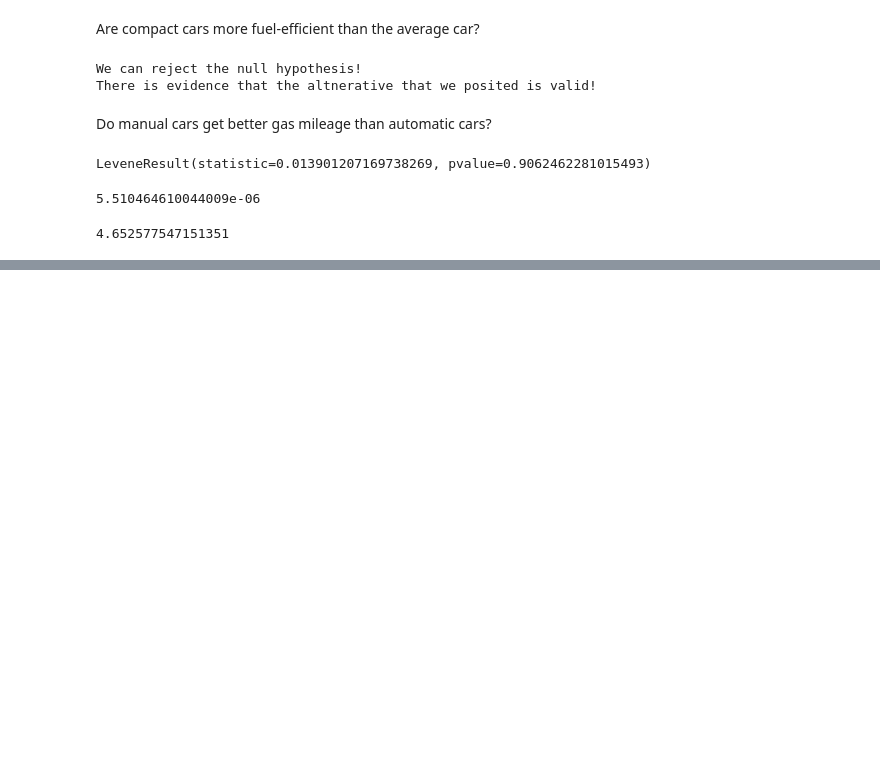
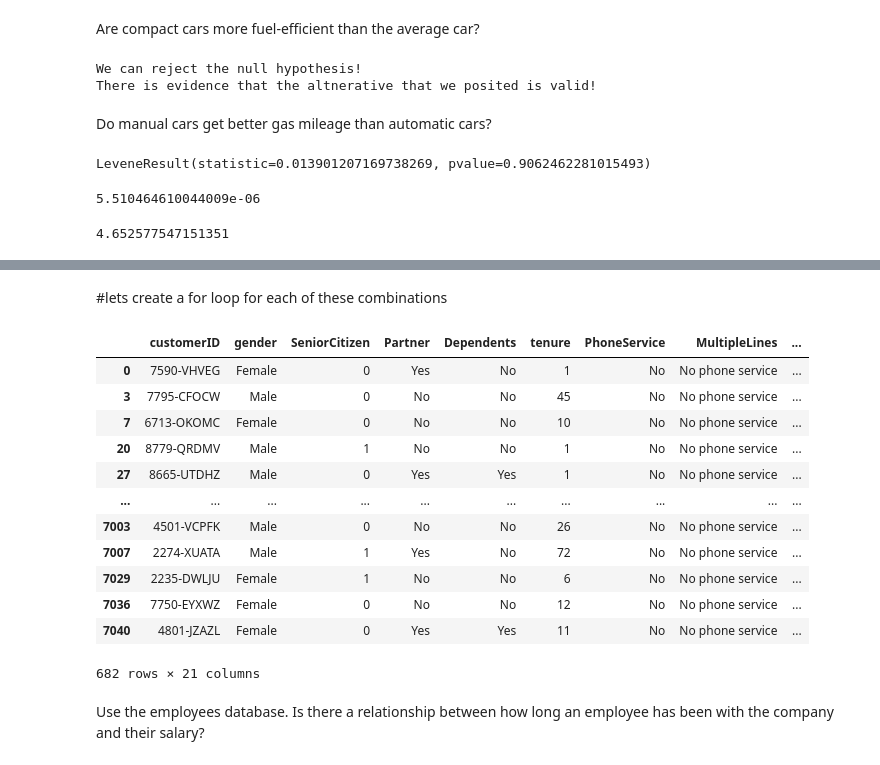
Before and after one commit to DHILL2123/statistics-exercises, a Jupyter notebook: hypothesis_testing.ipynb, the cells around one changed output, grey strips where cells are left out. Drawn from its saved outputs; the diff is of its cells as text; code cells hidden in the pictures; blank space fills up the shorter version.

```diff
--- a/hypothesis_testing.ipynb
+++ b/hypothesis_testing.ipynb
@@ -290,0 +353,2 @@ t_stat
+# %%
+telco = pd.read_csv('/Users/deadrienhill/Downloads/telco_churn - telco_churn.csv')
@@ -290,0 +417,4 @@ t_stat
+# %%
+telco.TotalCharges = (
+    telco.TotalCharges +
+    '0').astype(float)
@@ -290,0 +447,19 @@ t_stat
+# %% [markdown]
+#lets create a for loop for each of these combinations
+# %%
+telco[(telco['InternetService'] == 'DSL'
+      )& (telco['PhoneService'] == 'No')]
+# %% [output]
+|  | customerID | gender | SeniorCitizen | Partner | Dependents | tenure | PhoneService | MultipleLines | ... |
+| 0 | 7590-VHVEG | Female | 0 | Yes | No | 1 | No | No phone service | ... |
+| 3 | 7795-CFOCW | Male | 0 | No | No | 45 | No | No phone service | ... |
+| 7 | 6713-OKOMC | Female | 0 | No | No | 10 | No | No phone service | ... |
+| 20 | 8779-QRDMV | Male | 1 | No | No | 1 | No | No phone service | ... |
+| 27 | 8665-UTDHZ | Male | 0 | Yes | Yes | 1 | No | No phone service | ... |
+| ... | ... | ... | ... | ... | ... | ... | ... | ... | ... |
+| 7003 | 4501-VCPFK | Male | 0 | No | No | 26 | No | No phone service | ... |
+| 7007 | 2274-XUATA | Male | 1 | Yes | No | 72 | No | No phone service | ... |
+| 7029 | 2235-DWLJU | Female | 1 | No | No | 6 | No | No phone service | ... |
+| 7036 | 7750-EYXWZ | Female | 0 | No | No | 12 | No | No phone service | ... |
+| 7040 | 4801-JZAZL | Female | 0 | Yes | Yes | 11 | No | No phone service | ... |
+682 rows × 21 columns
@@ -290,0 +483,2 @@ t_stat
+# %% [markdown]
+Use the employees database. Is there a relationship between how long an employee has been with the company and their salary?
```
Also changed, not shown: parts of 78 cells of this notebook, 1 other file.
